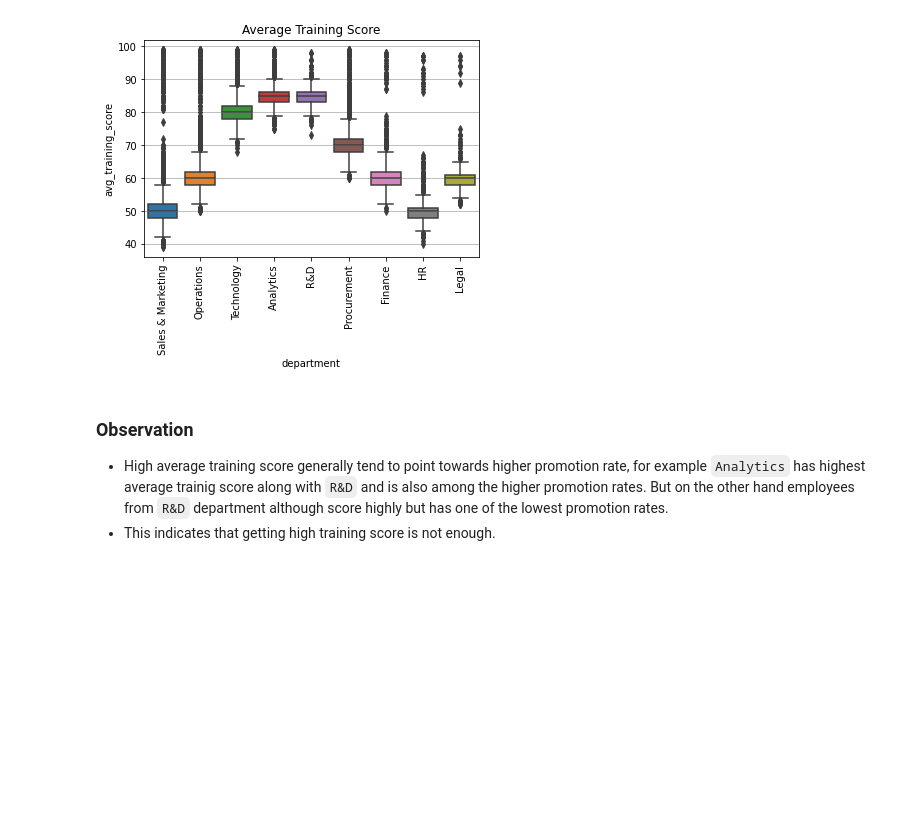
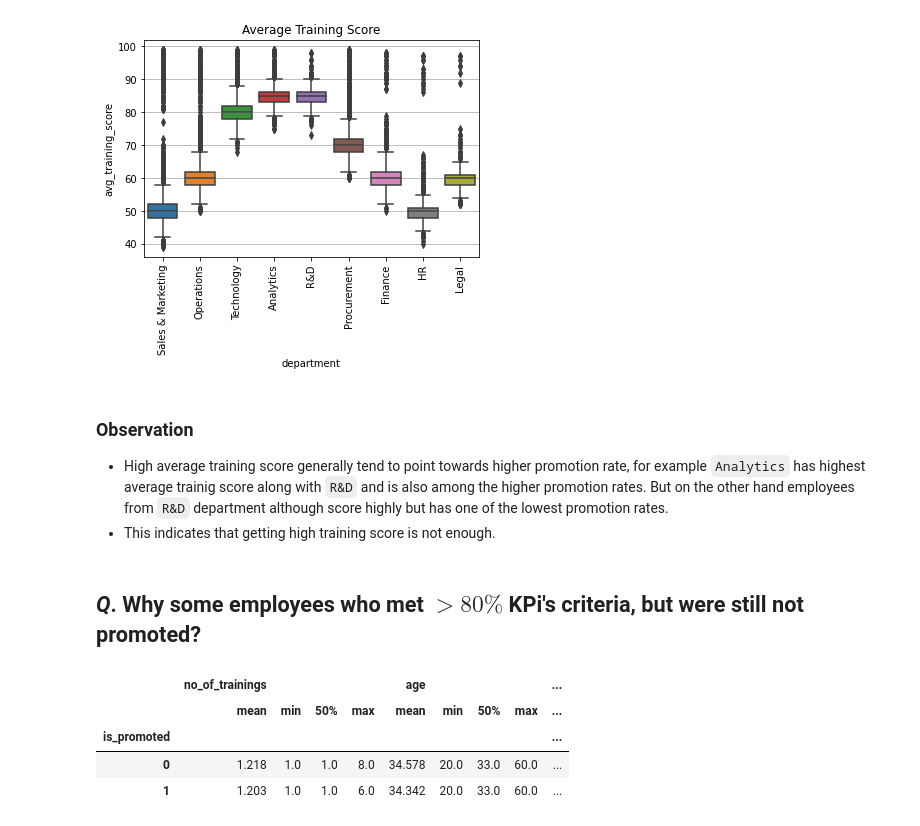
Before and after one commit to gunnerVivek/Employee-Promotion, a Jupyter notebook: 1-Analysis.ipynb, the cells around one changed output. Drawn from its saved outputs; the diff is of its cells as text; code cells hidden in the pictures; blank space fills up the shorter version.

```diff
--- a/1-Analysis.ipynb
+++ b/1-Analysis.ipynb
@@ -856,3 +856,18 @@ plt.show()
 ### Observation
 - High average training score generally tend to point towards higher promotion rate, for example `Analytics` has highest average trainig score along with `R&D` and is also among the higher promotion rates. But on the other hand employees from `R&D` department although score highly but has one of the lowest promotion rates.
 - This indicates that getting high training score is not enough.
+# %% [markdown]
+## *Q*. Why some employees who met $> 80\%$ KPi's criteria, but were still not promoted?
+# %%
+# All data 'KPIs_met >80%'] = 1 grouped by 'is_promoted'
+df = train_data[train_data['KPIs_met >80%'] == 1].groupby('is_promoted')\
+[['no_of_trainings', 'age', 'previous_year_rating', 'length_of_service', 'avg_training_score']].describe().round(3)
+
+# display
+df.loc[:, df.columns.get_level_values(1).isin(['min', 'mean', '50%', 'max'])]
+# %% [output]
+|  | no_of_trainings |  |  |  | age |  |  |  | ... |
+|  | mean | min | 50% | max | mean | min | 50% | max | ... |
+| is_promoted |  |  |  |  |  |  |  |  | ... |
+| 0 | 1.218 | 1.0 | 1.0 | 8.0 | 34.578 | 20.0 | 33.0 | 60.0 | ... |
+| 1 | 1.203 | 1.0 | 1.0 | 6.0 | 34.342 | 20.0 | 33.0 | 60.0 | ... |
```
Also changed, not shown: parts of 2 cells of this notebook.
